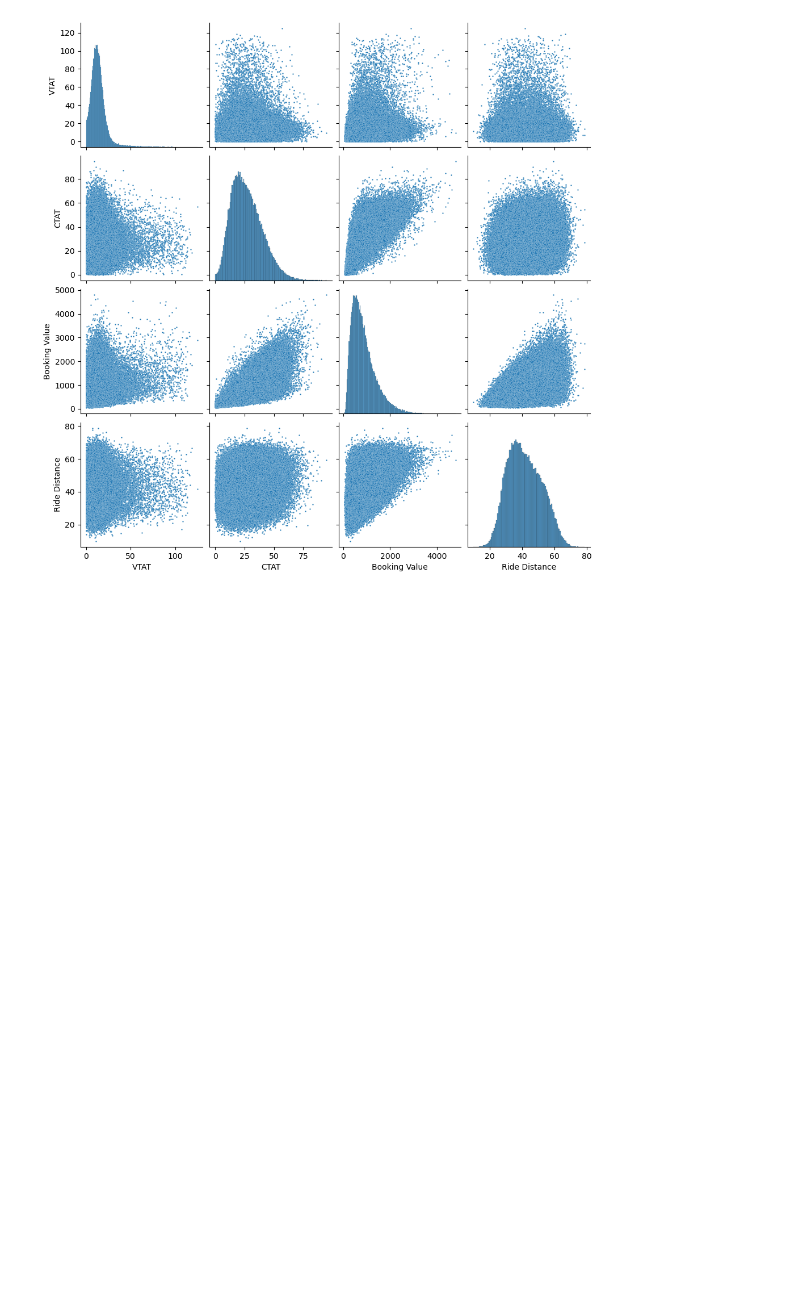
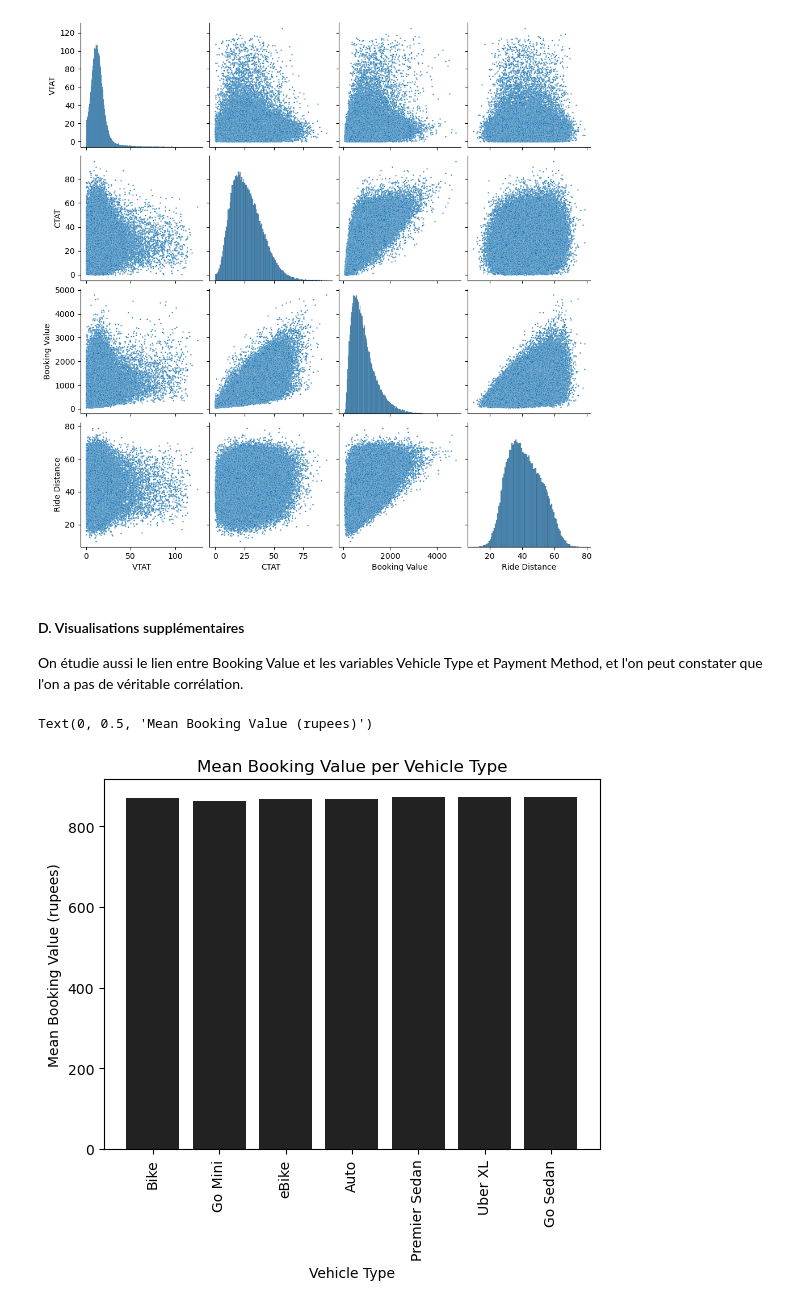
Before and after one commit to RAYWINN43/datascience-projet, a Jupyter notebook: notebooks/03_visualisation.ipynb, the cells around one changed output. Cells and saved outputs as stored; diff of their text form; code cells hidden in the pictures; blank space fills up the shorter version.

Commit message:
Ajout visualisations

```diff
--- a/notebooks/03_visualisation.ipynb
+++ b/notebooks/03_visualisation.ipynb
@@ -93,3 +93,16 @@ sns.pairplot(df[["VTAT","CTAT","Booking Value","Ride Distance"]], plot_kws={"s":
 # %% [output]
 <seaborn.axisgrid.PairGrid at 0x...>
 [figure]
+# %% [markdown]
+#### D. Visualisations supplémentaires
+
+On étudie aussi le lien entre Booking Value et les variables Vehicle Type et Payment Method, et l'on peut constater que l'on a pas de véritable corrélation.
+# %%
+plt.bar(df["Vehicle Type"].unique(), df.groupby("Vehicle Type")["Booking Value"].mean(), color="#222")
+plt.title("Mean Booking Value per Vehicle Type")
+plt.xticks(rotation=90)
+plt.xlabel("Vehicle Type")
+plt.ylabel("Mean Booking Value (rupees)")
+# %% [output]
+Text(0, 0.5, 'Mean Booking Value (rupees)')
+[figure, added]
```
Also changed, not shown: parts of 2 cells of this notebook.
